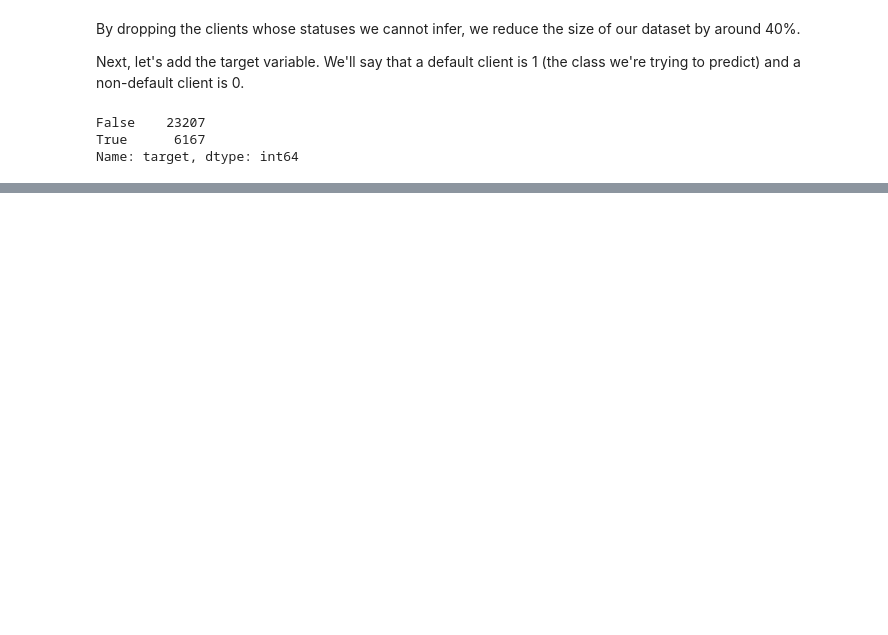
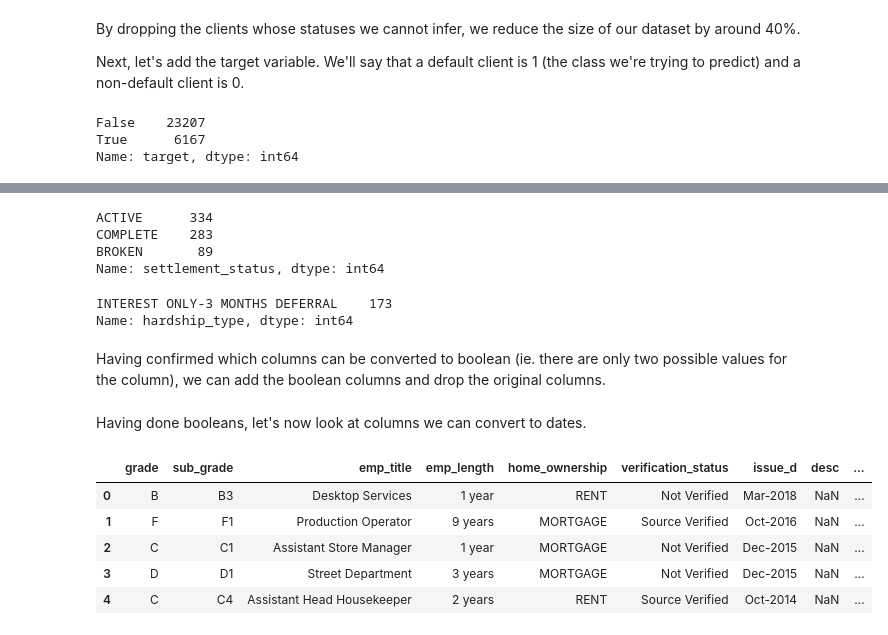
Before and after one commit to andmikey/lendingclub-analysis, a Jupyter notebook: notebooks/exploratory/190912-mandrejc-explore-data.ipynb, the cells around one changed output, grey strips where cells are left out. Drawn from its saved outputs; the diff is of its cells as text; code cells hidden in the pictures; blank space fills up the shorter version.

```diff
--- a/notebooks/exploratory/190912-mandrejc-explore-data.ipynb
+++ b/notebooks/exploratory/190912-mandrejc-explore-data.ipynb
@@ -118,0 +235,37 @@ Adding the target variable, we can see we have a class imbalance: roughly 4x as
+# %%
+df["settlement_status"].value_counts()
+# %% [output]
+ACTIVE      334
+COMPLETE    283
+BROKEN       89
+Name: settlement_status, dtype: int64
+# %%
+df["hardship_type"].value_counts()
+# %% [output]
+INTEREST ONLY-3 MONTHS DEFERRAL    173
+Name: hardship_type, dtype: int64
+# %% [markdown]
+Having confirmed which columns can be converted to boolean (ie. there are only two possible values for the column), we can add the boolean columns and drop the original columns.
+# %%
+df["is_payment_plan"] = df["pymnt_plan"] == "y"
+df["is_whole_loan"] = df["initial_list_status"] == "w"
+df["is_individual_app"] = df["application_type"] == "Individual"
+df["is_hardship"] = df["hardship_flag"] == "Y"
+df["is_debt_settlement"] = df["debt_settlement_flag"] == "Y"
+df["is_36_month_term"] = df["term"] == "36 months"
+df["term_months"] = df["term"].str[1:3].astype(int)
+df["is_cash"] = df["disbursement_method"] == "Cash"
+df.drop(columns = ["pymnt_plan", "initial_list_status", "application_type",
+                   "hardship_flag", "debt_settlement_flag", "term", "disbursement_method"],
+       inplace = True)
+# %% [markdown]
+Having done booleans, let's now look at columns we can convert to dates.
+# %%
+df.select_dtypes('object').head()
+# %% [output]
+|  | grade | sub_grade | emp_title | emp_length | home_ownership | verification_status | issue_d | desc | ... |
+| 0 | B | B3 | Desktop Services | 1 year | RENT | Not Verified | Mar-2018 | NaN | ... |
+| 1 | F | F1 | Production Operator | 9 years | MORTGAGE | Source Verified | Oct-2016 | NaN | ... |
+| 2 | C | C1 | Assistant Store Manager | 1 year | MORTGAGE | Not Verified | Dec-2015 | NaN | ... |
+| 3 | D | D1 | Street Department | 3 years | MORTGAGE | Not Verified | Dec-2015 | NaN | ... |
+| 4 | C | C4 | Assistant Head Housekeeper | 2 years | RENT | Source Verified | Oct-2014 | NaN | ... |
```
Also changed, not shown: parts of 35 cells of this notebook.
